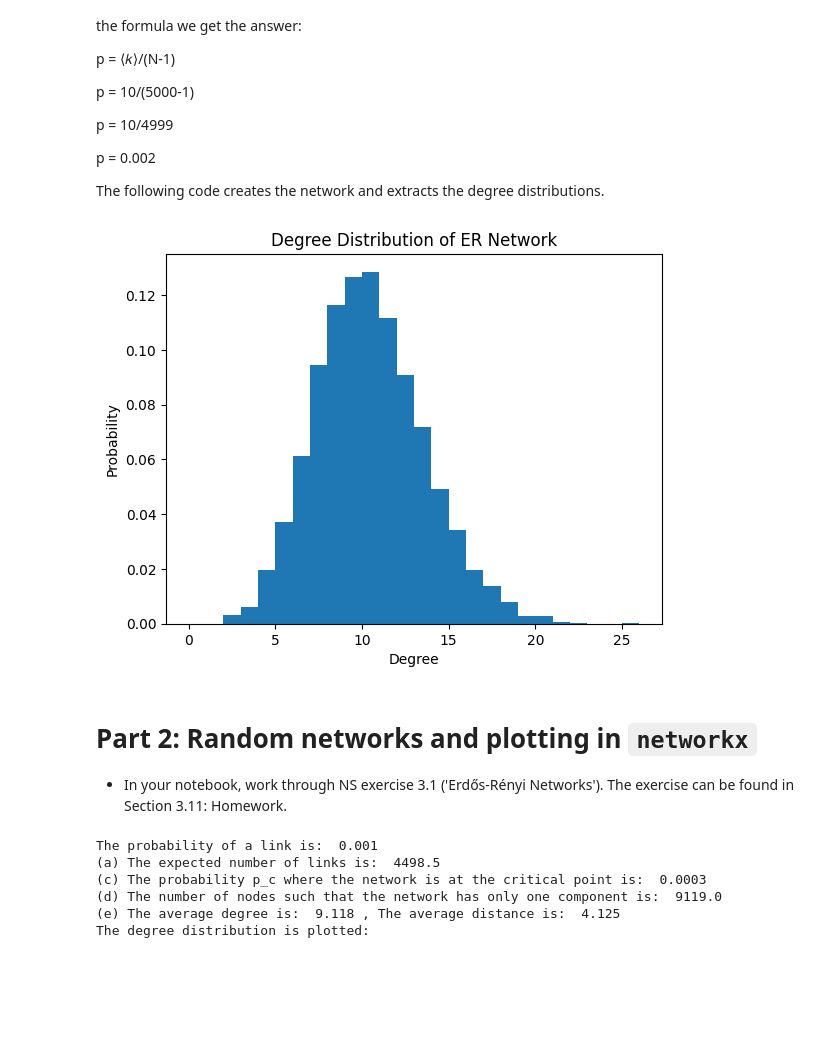
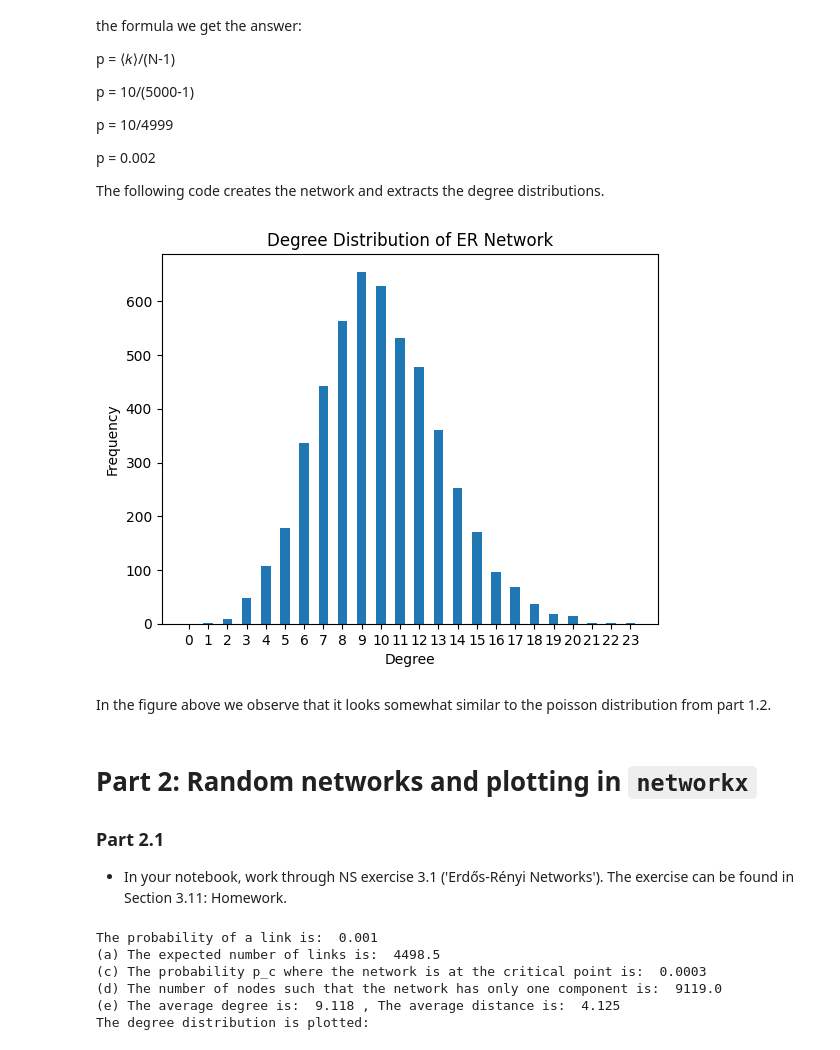
Before and after one commit to s185231/02805_SocialGraphs, a Jupyter notebook: Assignment1.ipynb, the cells around one changed output. Drawn from its saved outputs; the diff is of its cells as text; code cells hidden in the pictures; blank space fills up the shorter version.

```diff
--- a/Assignment1.ipynb
+++ b/Assignment1.ipynb
@@ -157,33 +142,36 @@ p = 0.002
 
 The following code creates the network and extracts the degree distributions.
 # %%
+#Creates seed
+np.random.seed(6)
 
-import networkx as nx
-import numpy as np
-import matplotlib.pyplot as plt
-
+# Define parameters
 N = 5000
 p = 0.002
 
 # Create graph
 G1 = nx.erdos_renyi_graph(N, p)
 
 # Get degree distribution
 degree_sequence = [d for n, d in G1.degree()]
 
 # Plot the degree distribution
-hist, edges = np.histogram(degree_sequence, bins=range(max(degree_sequence) + 2), density=True)
+count, edges = np.histogram(degree_sequence, bins=range(max(degree_sequence) + 2))
 
-plt.bar(edges[:-1], hist, width=1.0, align='edge')
+plt.bar(edges[:-1], count, width=.5, align='center')
 plt.xlabel('Degree')
-plt.ylabel('Probability')
+plt.ylabel('Frequency')
 plt.title('Degree Distribution of ER Network')
+plt.xticks(np.arange(0, max(degree_sequence)+1, 1))
 plt.show()
 # %% [output]
-[figure, old version]
+[figure, new version]
+# %% [markdown]
+In the figure above we observe that it looks somewhat similar to the poisson distribution from part 1.2.
 # %% [markdown]
 # Part 2: Random networks and plotting in `networkx`
 
+### Part 2.1
 * In your notebook, work through NS exercise 3.1 ('Erdős-Rényi Networks'). The exercise can be found in Section 3.11: Homework.
 # %%
 N = 3000
```
Also changed, not shown: parts of 34 cells of this notebook.
